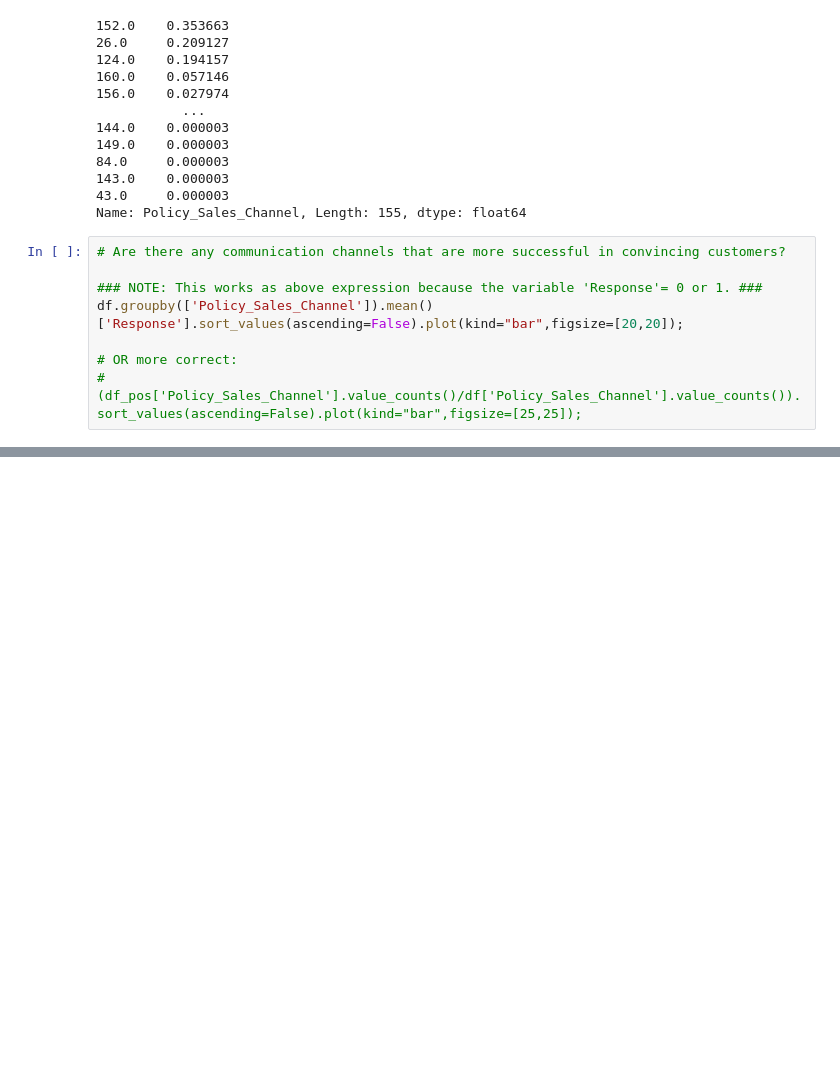
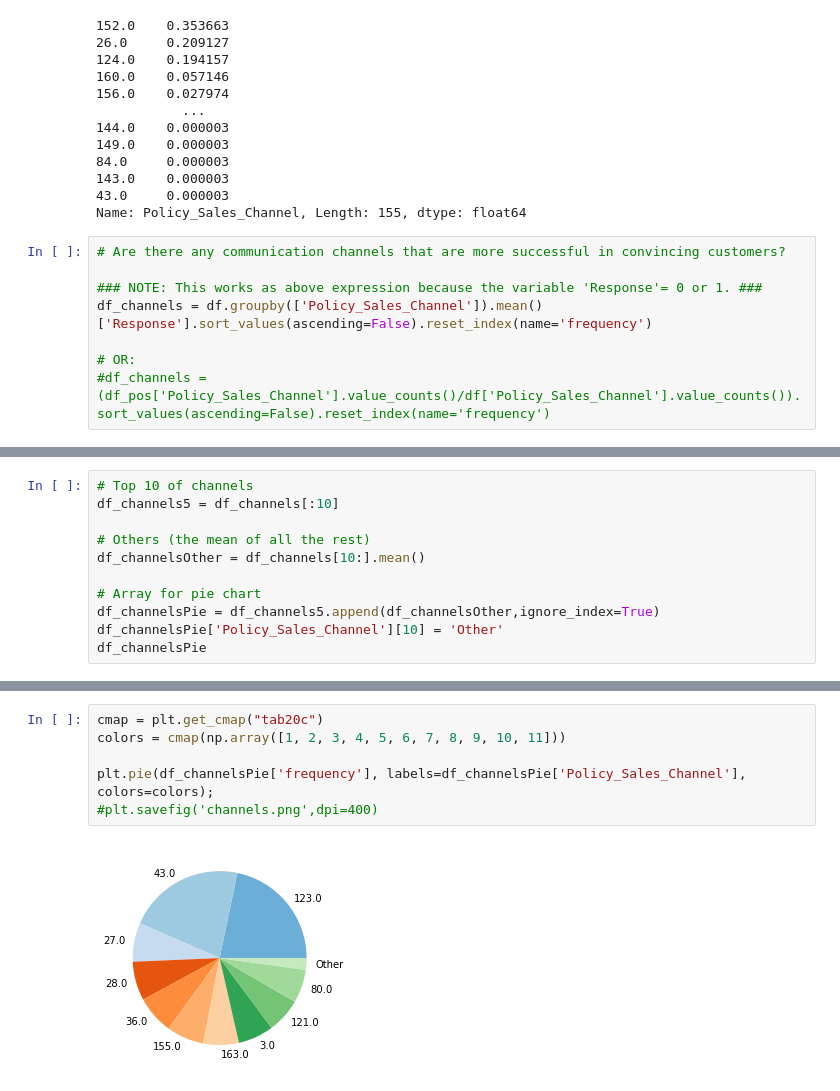
Before and after one commit to asyntychaki/Health-Insurance-Cross-Sell, a Jupyter notebook: 2-Channels-Insurance.ipynb, the cells around one changed output, grey strips where cells are left out. Cells and saved outputs as stored; diff of their text form; blank space fills up the shorter version.

```diff
--- a/2-Channels-Insurance.ipynb
+++ b/2-Channels-Insurance.ipynb
@@ -52,7 +52,7 @@ Name: Policy_Sales_Channel, Length: 155, dtype: float64
 # Are there any communication channels that are more successful in convincing customers?
 
 ### NOTE: This works as above expression because the variable 'Response'= 0 or 1. ###
-df.groupby(['Policy_Sales_Channel']).mean()['Response'].sort_values(ascending=False).plot(kind="bar",figsize=[20,20]);
+df_channels = df.groupby(['Policy_Sales_Channel']).mean()['Response'].sort_values(ascending=False).reset_index(name='frequency')
 
-# OR more correct:
-#(df_pos['Policy_Sales_Channel'].value_counts()/df['Policy_Sales_Channel'].value_counts()).sort_values(ascending=False).plot(kind="bar",figsize=[25,25]);
+# OR:
+#df_channels = (df_pos['Policy_Sales_Channel'].value_counts()/df['Policy_Sales_Channel'].value_counts()).sort_values(ascending=False).reset_index(name='frequency')
@@ -60,0 +63,11 @@ df.groupby(['Policy_Sales_Channel']).mean()['Response'].sort_values(ascending=Fa
+# %%
+# Top 10 of channels
+df_channels5 = df_channels[:10]
+
+# Others (the mean of all the rest)
+df_channelsOther = df_channels[10:].mean()
+
+# Array for pie chart
+df_channelsPie = df_channels5.append(df_channelsOther,ignore_index=True)
+df_channelsPie['Policy_Sales_Channel'][10] = 'Other'
+df_channelsPie
@@ -60,0 +87,8 @@ df.groupby(['Policy_Sales_Channel']).mean()['Response'].sort_values(ascending=Fa
+# %%
+cmap = plt.get_cmap("tab20c")
+colors = cmap(np.array([1, 2, 3, 4, 5, 6, 7, 8, 9, 10, 11]))
+
+plt.pie(df_channelsPie['frequency'], labels=df_channelsPie['Policy_Sales_Channel'], colors=colors);
+#plt.savefig('channels.png',dpi=400)
+# %% [output]
+[figure, added]
```
Also changed, not shown: parts of 3 cells of this notebook, 2 other files.
